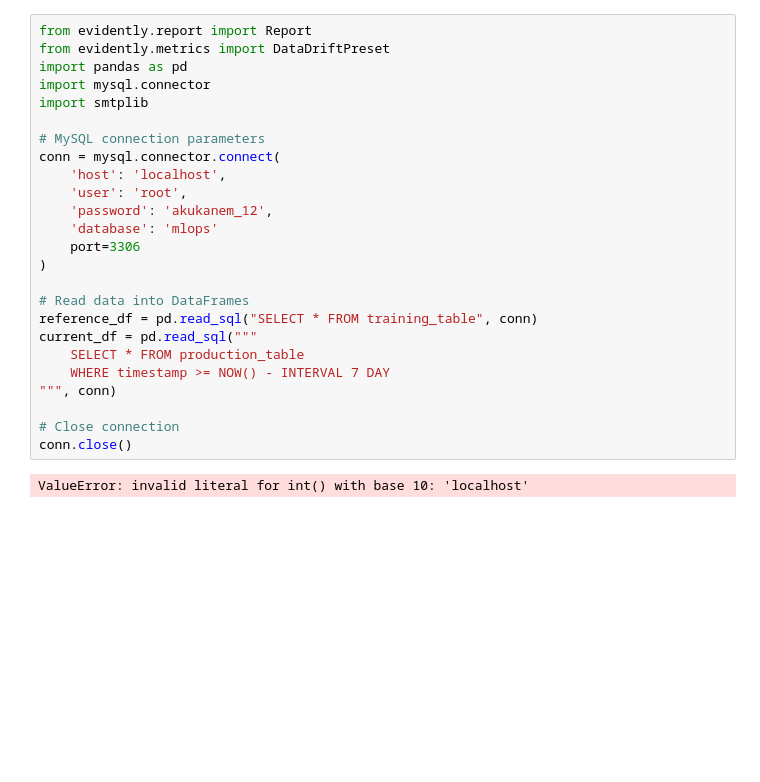
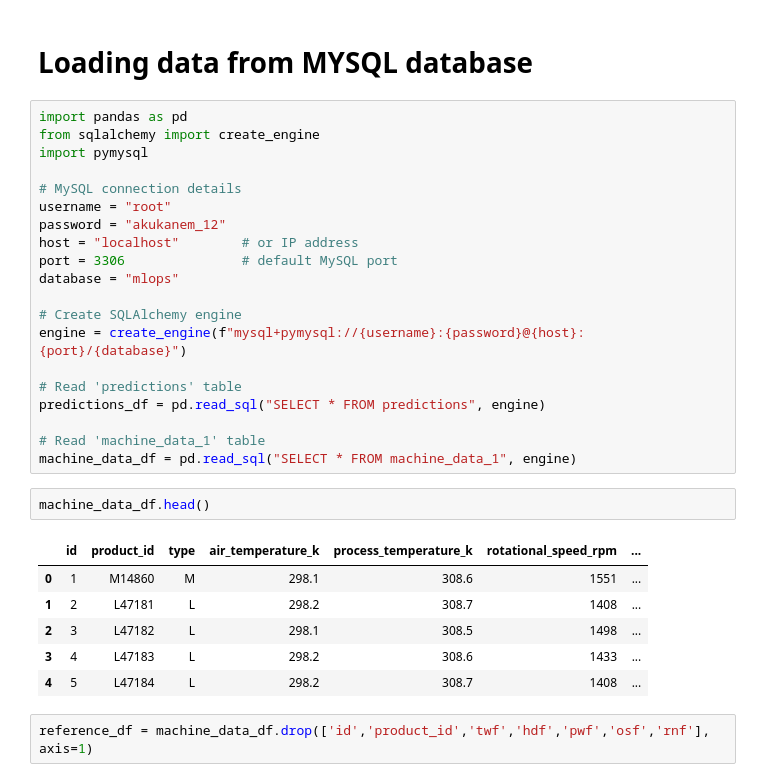
Before and after one commit to Raph-09/SmartPredict, a Jupyter notebook: monitor.ipynb, the cells around one changed output. Saved outputs shown, nothing was run; the diff lists cells and outputs as text; blank space fills up the shorter version.

```diff
--- a/monitor.ipynb
+++ b/monitor.ipynb
@@ -1,27 +1,33 @@
+# %% [markdown]
+# Loading data from MYSQL database
 # %%
-from evidently.report import Report
-from evidently.metrics import DataDriftPreset
 import pandas as pd
-import mysql.connector
-import smtplib
+from sqlalchemy import create_engine
+import pymysql
 
-# MySQL connection parameters
-conn = mysql.connector.connect(
-    'host': 'localhost',
-    'user': 'root',
-    'password': 'akukanem_12',
-    'database': 'mlops'
-    port=3306
-)
+# MySQL connection details
+username = "root"
+password = "akukanem_12"
+host = "localhost"        # or IP address
+port = 3306               # default MySQL port
+database = "mlops"
 
-# Read data into DataFrames
-reference_df = pd.read_sql("SELECT * FROM training_table", conn)
-current_df = pd.read_sql("""
-    SELECT * FROM production_table
-    WHERE timestamp >= NOW() - INTERVAL 7 DAY
-""", conn)
+# Create SQLAlchemy engine
+engine = create_engine(f"mysql+pymysql://{username}:{password}@{host}:{port}/{database}")
 
-# Close connection
-conn.close()
+# Read 'predictions' table
+predictions_df = pd.read_sql("SELECT * FROM predictions", engine)
+
+# Read 'machine_data_1' table
+machine_data_df = pd.read_sql("SELECT * FROM machine_data_1", engine)
-# %% [output]
-ValueError: invalid literal for int() with base 10: 'localhost'
+# %%
+machine_data_df.head()
+# %% [output]
+|  | id | product_id | type | air_temperature_k | process_temperature_k | rotational_speed_rpm | ... |
+| 0 | 1 | M14860 | M | 298.1 | 308.6 | 1551 | ... |
+| 1 | 2 | L47181 | L | 298.2 | 308.7 | 1408 | ... |
+| 2 | 3 | L47182 | L | 298.1 | 308.5 | 1498 | ... |
+| 3 | 4 | L47183 | L | 298.2 | 308.6 | 1433 | ... |
+| 4 | 5 | L47184 | L | 298.2 | 308.7 | 1408 | ... |
+# %%
+reference_df = machine_data_df.drop(['id','product_id','twf','hdf','pwf','osf','rnf'], axis=1)
```
Also changed, not shown: parts of 18 cells of this notebook, 1 other file.
